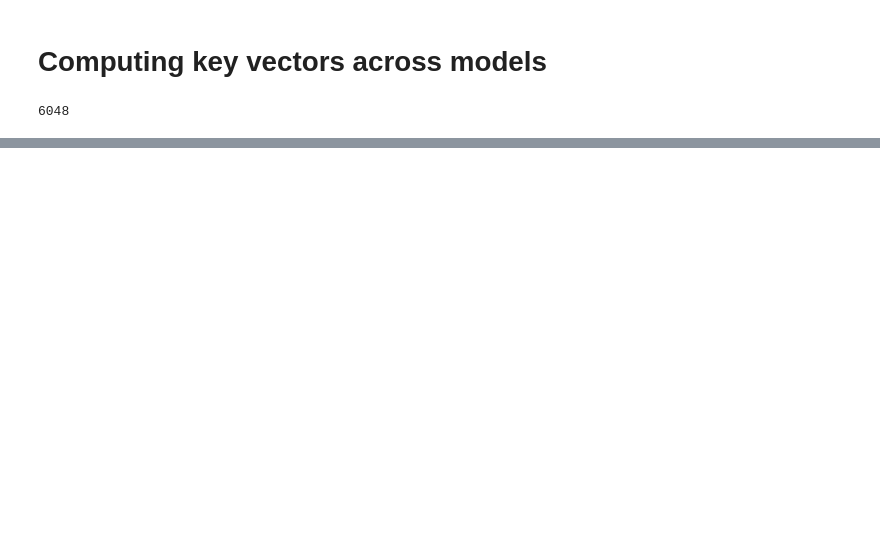
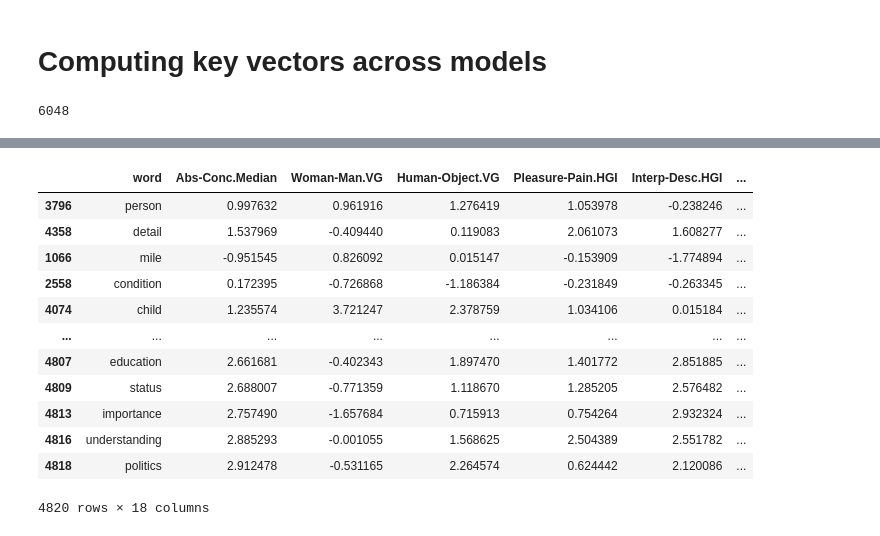
Before and after one commit to quadrismegistus/koselleck, a Jupyter notebook: X-GenData-VectorScores.ipynb, the cells around one changed output, grey strips where cells are left out. Saved outputs shown, nothing was run; the diff lists cells and outputs as text; code cells hidden in the pictures; blank space fills up the shorter version.

```diff
--- a/X-GenData-VectorScores.ipynb
+++ b/X-GenData-VectorScores.ipynb
@@ -174,7 +223,30 @@ def compute_key_vector_scores_across_models(pathdf,words=None,num_proc=1,**attrs
         kwargs=dict(words=words),
         desc='Computing key vectors across model runs'
     )
-def do_compute_all_vectors(df,words=None):
+def do_compute_all_vectors(df,words=None,add_ambig=True, add_freq=True, add_sing=True):
     m=load_model_row(df.iloc[0])
-    return compute_key_vector_scores(m,words=words).reset_index()
+    odf=compute_key_vector_scores(m,words=words)#.reset_index()
+    if add_ambig: odf['Ambig.NX']=measure_ambiguity(m,words=words,z=True)
+    if add_freq: odf['Freq.M']=measure_freq(m,words=words, z=True)
+    if add_sing: odf['Sing-Plural.M']=measure_singularism(m,words=words,z=True)['freq_diff']
+    return odf.reset_index()
+# %%
+for i,gdf in dfmodelsdec.groupby(['corpus','period','run']): pass
+# %%
+ogdf=do_compute_all_vectors(gdf,words=words, add_ambig=True).sort_values('Sing-Plural.M')
+ogdf
+# %% [output]
+|  | word | Abs-Conc.Median | Woman-Man.VG | Human-Object.VG | Pleasure-Pain.HGI | Interp-Desc.HGI | ... |
+| 3796 | person | 0.997632 | 0.961916 | 1.276419 | 1.053978 | -0.238246 | ... |
+| 4358 | detail | 1.537969 | -0.409440 | 0.119083 | 2.061073 | 1.608277 | ... |
+| 1066 | mile | -0.951545 | 0.826092 | 0.015147 | -0.153909 | -1.774894 | ... |
+| 2558 | condition | 0.172395 | -0.726868 | -1.186384 | -0.231849 | -0.263345 | ... |
+| 4074 | child | 1.235574 | 3.721247 | 2.378759 | 1.034106 | 0.015184 | ... |
+| ... | ... | ... | ... | ... | ... | ... | ... |
+| 4807 | education | 2.661681 | -0.402343 | 1.897470 | 1.401772 | 2.851885 | ... |
+| 4809 | status | 2.688007 | -0.771359 | 1.118670 | 1.285205 | 2.576482 | ... |
+| 4813 | importance | 2.757490 | -1.657684 | 0.715913 | 0.754264 | 2.932324 | ... |
+| 4816 | understanding | 2.885293 | -0.001055 | 1.568625 | 2.504389 | 2.551782 | ... |
+| 4818 | politics | 2.912478 | -0.531165 | 2.264574 | 0.624442 | 2.120086 | ... |
+4820 rows × 18 columns
 # %%
```
Also changed, not shown: parts of 20 cells of this notebook, 18 other files.
